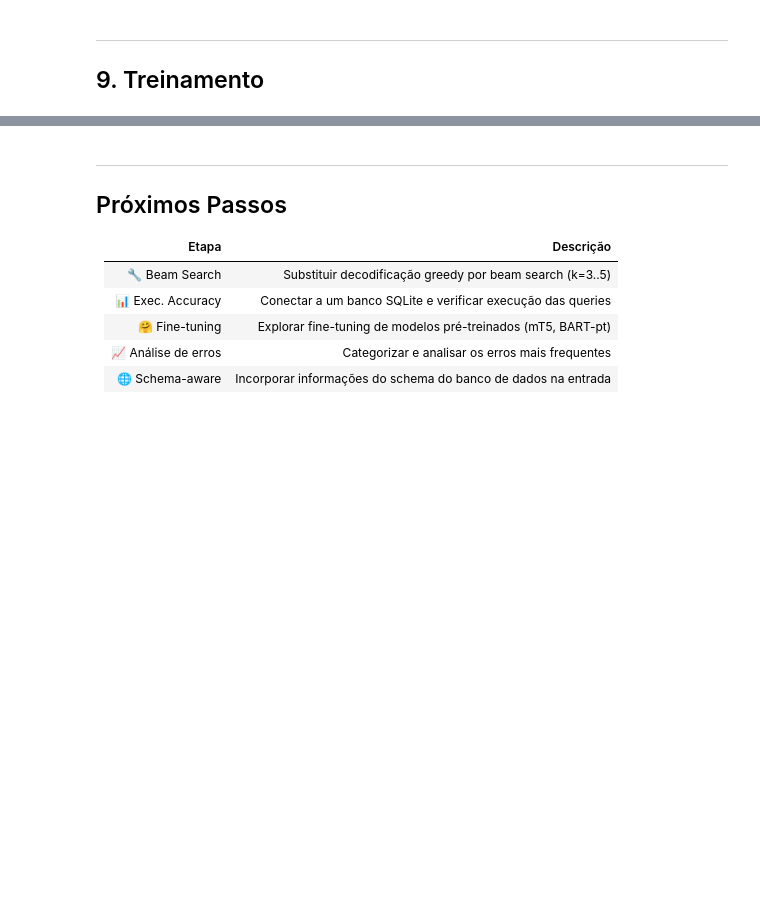
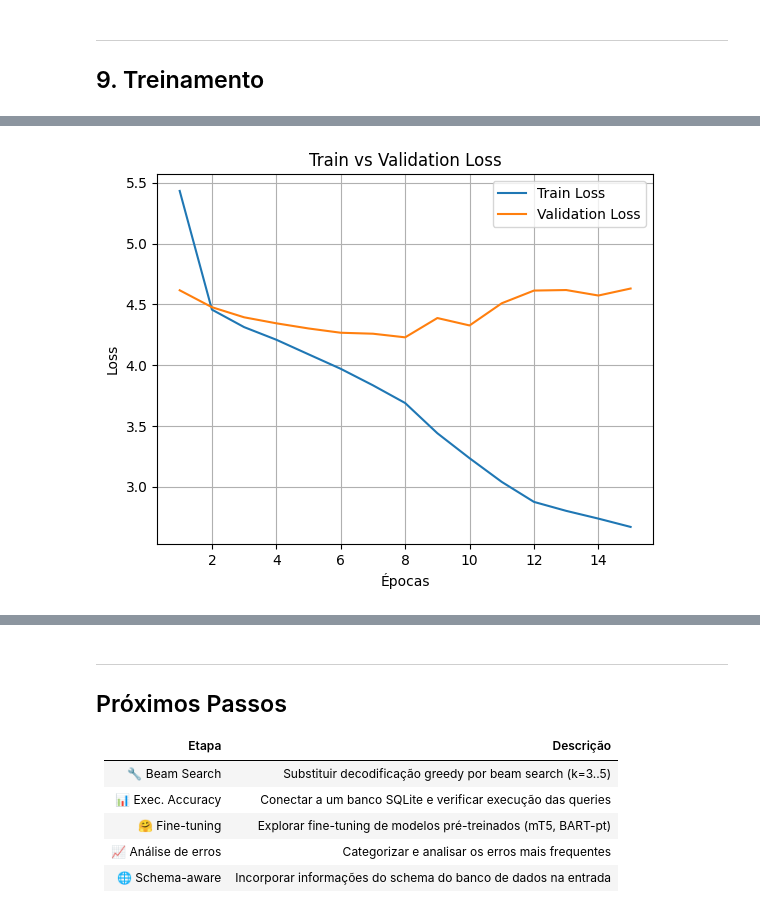
Before and after one commit to Gusttavoafonso/Projeto_PLN, a Jupyter notebook: Projeto_PLN_Text2SQL.ipynb, the cells around one changed output, grey strips where cells are left out. Drawn from its saved outputs; the diff is of its cells as text; code cells hidden in the pictures; blank space fills up the shorter version.

```diff
--- a/Projeto_PLN_Text2SQL.ipynb
+++ b/Projeto_PLN_Text2SQL.ipynb
@@ -798,0 +815,16 @@ print(f"\nMelhor Val Loss: {best_val_loss:.4f}")
+# %%
+epochs = range(1, len(history['train_loss']) + 1)
+
+plt.figure()
+plt.plot(epochs, history['train_loss'], label='Train Loss')
+plt.plot(epochs, history['val_loss'], label='Validation Loss')
+
+plt.xlabel('Épocas')
+plt.ylabel('Loss')
+plt.title('Train vs Validation Loss')
+plt.legend()
+plt.grid()
+
+plt.show()
+# %% [output]
+[figure, added]
```
Also changed, not shown: parts of 13 cells of this notebook, 1 other file.
